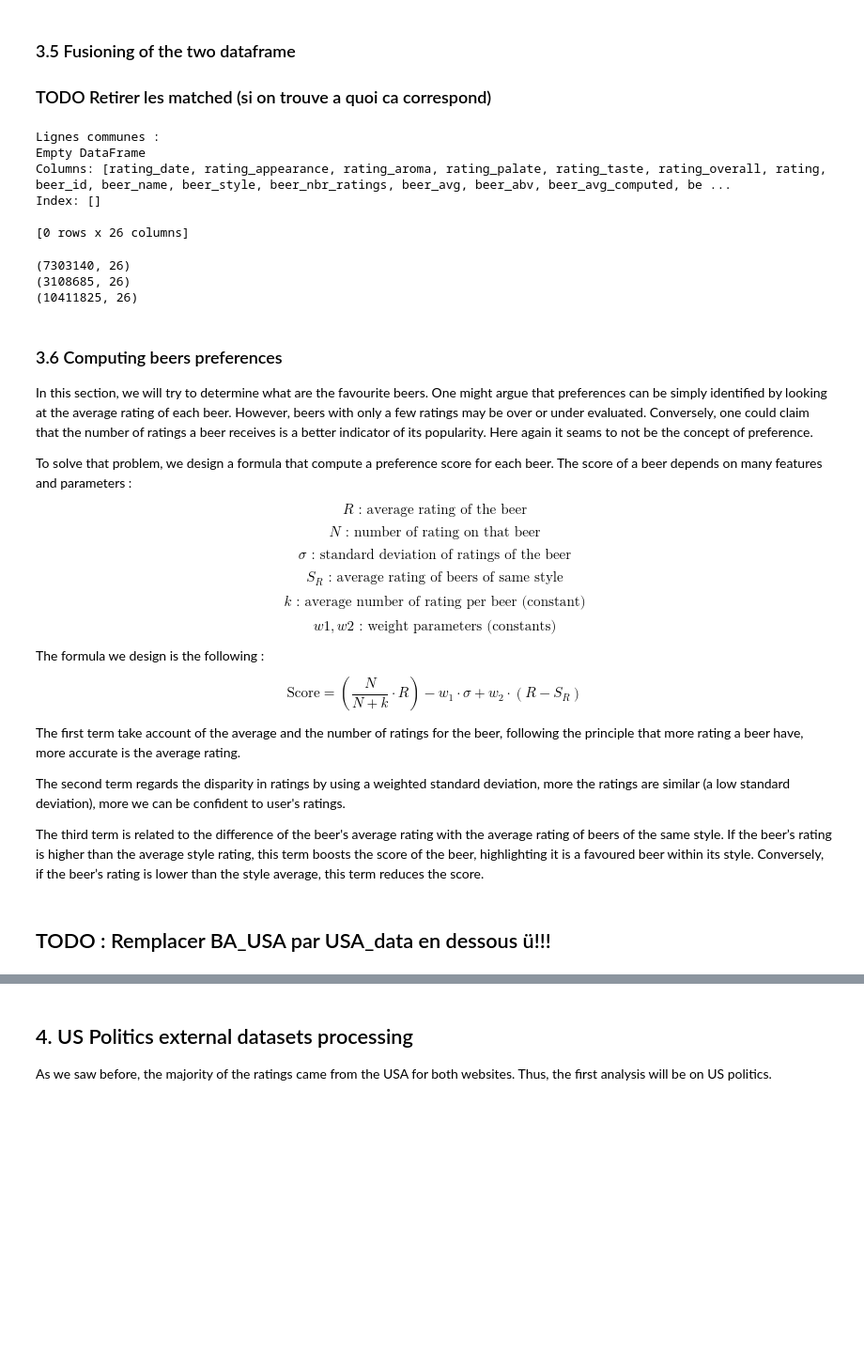
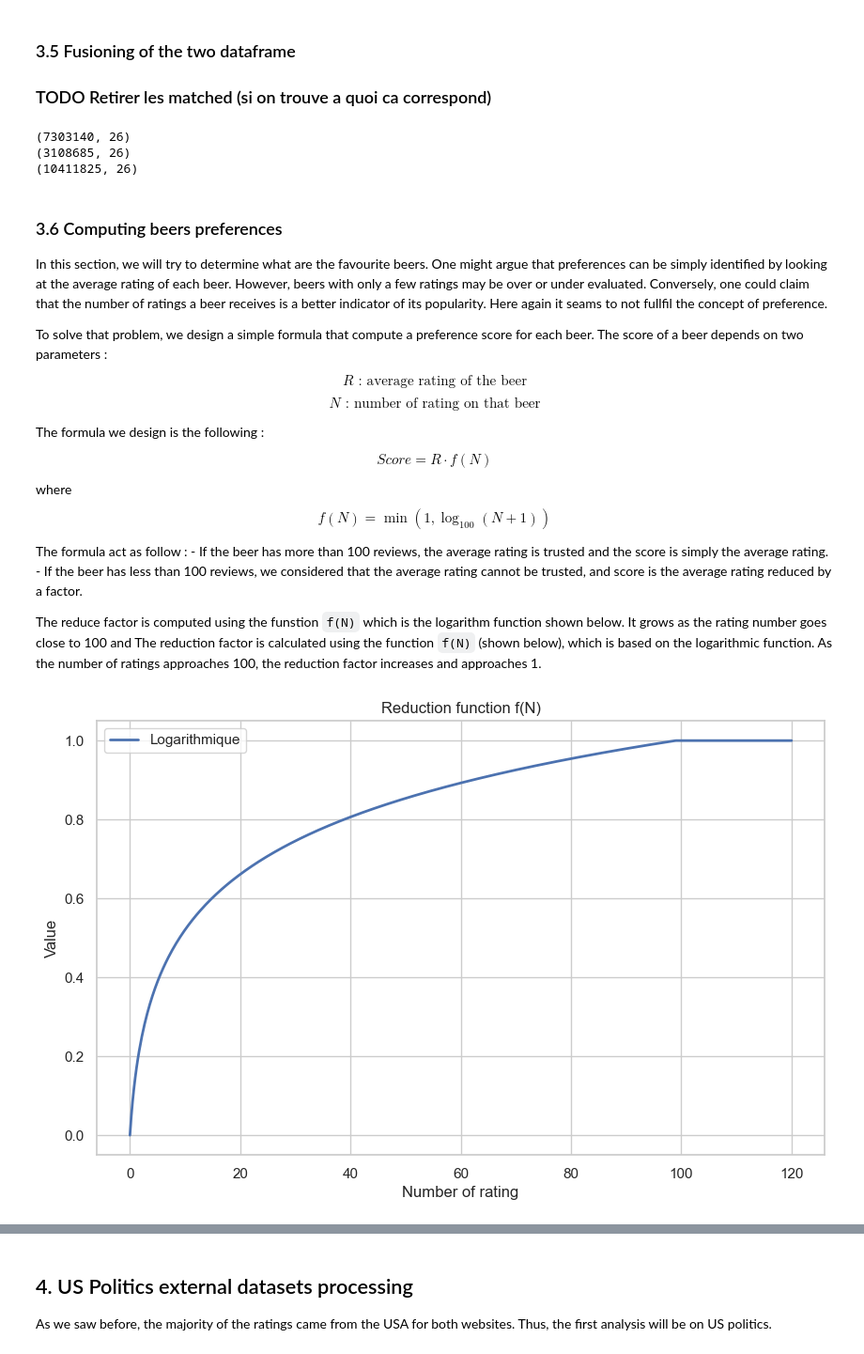
Before and after one commit to epfl-ada/ada-2024-project-casiervert952, a Jupyter notebook: results.ipynb, the cells around one changed output, grey strips where cells are left out. Shown at 94% size. Drawn from its saved outputs; the diff is of its cells as text; code cells hidden in the pictures; blank space fills up the shorter version.

````diff
--- a/results.ipynb
+++ b/results.ipynb
@@ -437,21 +501,6 @@ RB_usa[['rating_appearance', 'rating_aroma', 'rating_palate', 'rating_taste', 'r
 
 # Fusioning the two datasets
 USA_data = pd.concat([BA_usa, RB_usa], ignore_index = True)
-# %%
-# Tests : a retirer
-# Identifier les lignes communes
-common_rows = pd.merge(BA_usa, RB_usa, how='inner')
-
-# Afficher les lignes communes
-print("Lignes communes :")
-print(common_rows)
-# %% [output]
-Lignes communes :
-Empty DataFrame
-Columns: [rating_date, rating_appearance, rating_aroma, rating_palate, rating_taste, rating_overall, rating, beer_id, beer_name, beer_style, beer_nbr_ratings, beer_avg, beer_abv, beer_avg_computed, be ...
-Index: []
-
-[0 rows x 26 columns]
 # %%
 print(BA_usa.shape)
 print(RB_usa.shape)
@@ -463,26 +512,29 @@ print(USA_data.shape)
 # %% [markdown]
 ### 3.6 Computing beers preferences
 
-In this section, we will try to determine what are the favourite beers. One might argue that preferences can be simply identified by looking at the average rating of each beer. However, beers with only a few ratings may be over or under evaluated. Conversely, one could claim that the number of ratings a beer receives is a better indicator of its popularity. Here again it seams to not be the concept of preference.
+In this section, we will try to determine what are the favourite beers. One might argue that preferences can be simply identified by looking at the average rating of each beer. However, beers with only a few ratings may be over or under evaluated. Conversely, one could claim that the number of ratings a beer receives is a better indicator of its popularity. Here again it seams to not fullfil the concept of preference.
 
-To solve that problem, we design a formula that compute a preference score for each beer. The score of a beer depends on many features and parameters :
+To solve that problem, we design a simple formula that compute a preference score for each beer. The score of a beer depends on two parameters :
 
 $$ R \text{ : average rating of the beer} $$
 $$ N \text{ : number of rating on that beer} $$
-$$ \sigma \text{ : standard deviation of ratings of the beer} $$
-$$ S_R \text{ : average rating of beers of same style} $$
-$$ k \text{ : average number of rating per beer (constant)} $$
-$$ w1, w2 \text{ : weight parameters (constants)} $$
 
 The formula we design is the following :
 
-$$ \text{Score} = \left( \frac{N}{N + k} \cdot R \right) - w_1 \cdot \sigma + w_2 \cdot (R - S_R) $$
+$$ Score =  R \cdot f(N) $$
 
-The first term take account of the average and the number of ratings for the beer, following the principle that more rating a beer have, more accurate is the average rating.
+where $$ f(N) = \min\left(1, {\log_{100}(N + 1)}\right) $$
 
-The second term regards the disparity in ratings by using a weighted standard deviation, more the ratings are similar (a low standard deviation), more we can be confident to user's ratings.
+The formula act as follow :
+    - If the beer has more than 100 reviews, the average rating is trusted and the score is simply the average rating.
+    - If the beer has less than 100 reviews, we considered that the average rating cannot be trusted, and score is the average rating reduced by a factor.
 
-The third term is related to the difference of the beer's average rating with the average rating of beers of the same style. If the beer’s rating is higher than the average style rating, this term boosts the score of the beer, highlighting it is a favoured beer within its style. Conversely, if the beer’s rating is lower than the style average, this term reduces the score.
+The reduce factor is computed using the funstion ```f(N)``` which is the logarithm function shown below. It grows as the rating number goes close to 100 and
+The reduction factor is calculated using the function ```f(N)``` (shown below), which is based on the logarithmic function. As the number of ratings approaches 100, the reduction factor increases and approaches 1.
-# %% [markdown]
-## TODO : Remplacer BA_USA par USA_data en dessous ü!!!
+# %%
+from data_refinement import show_reduction_function
+
+show_reduction_function()
+# %% [output]
+[figure, added]
 # %%
````
Also changed, not shown: parts of 19 cells of this notebook, 3 other files.
